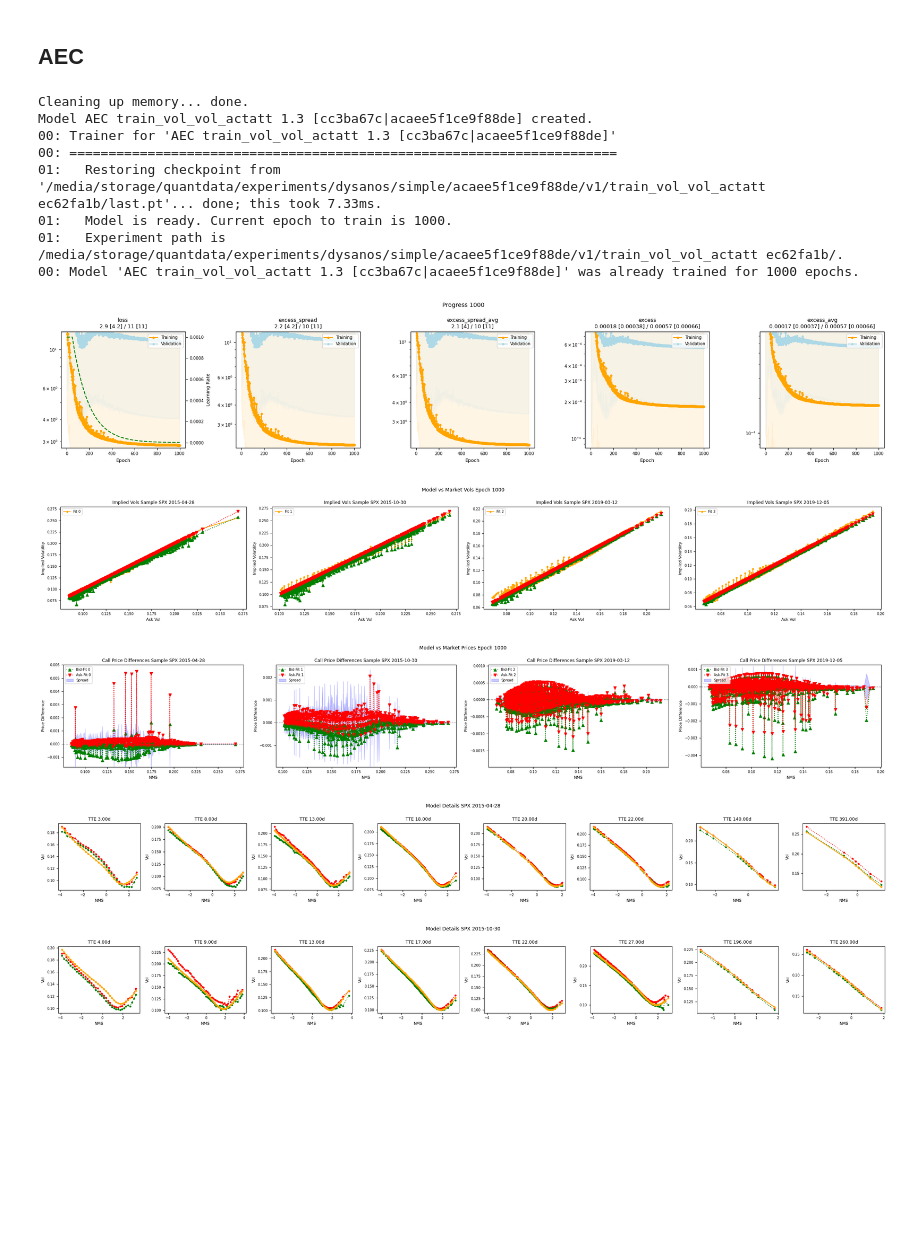
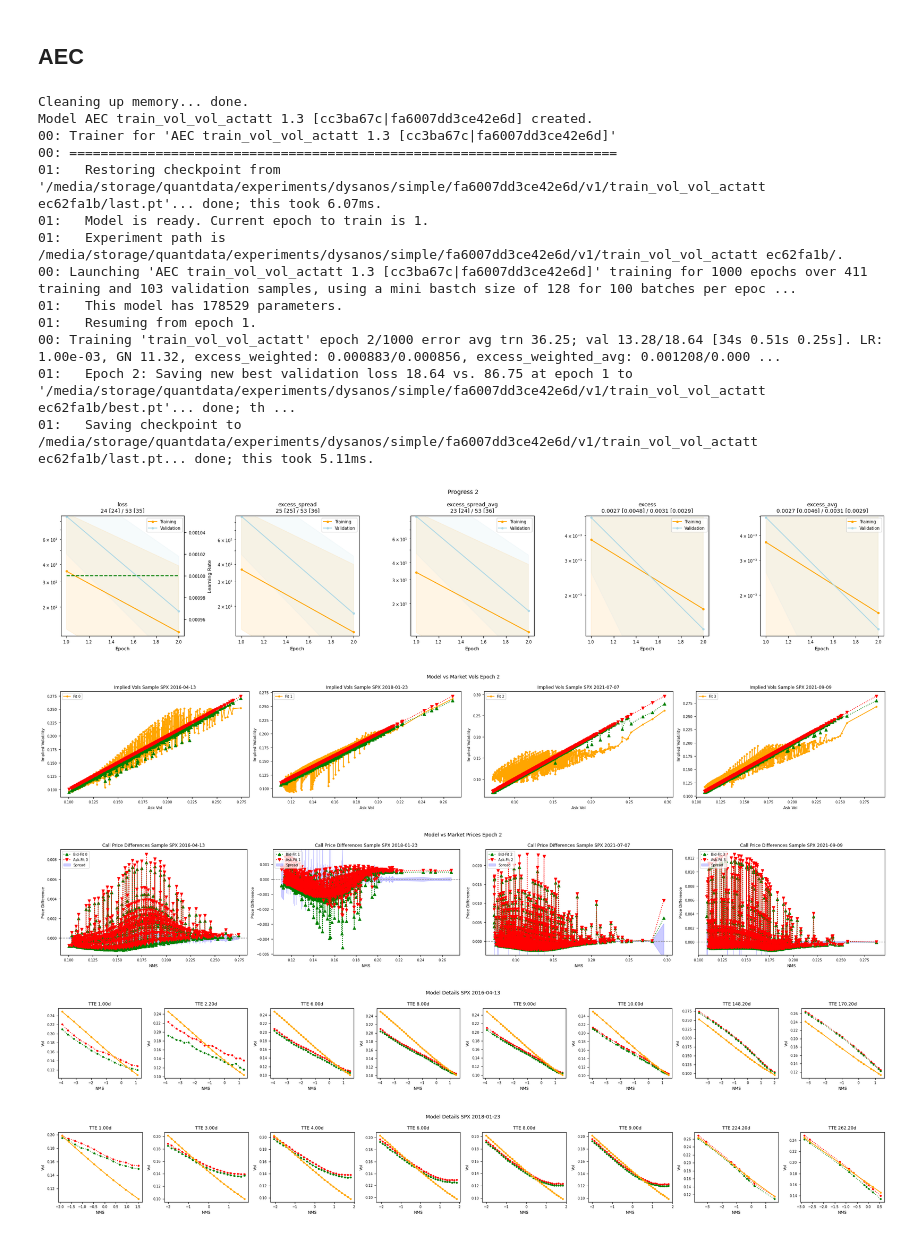
Before and after one commit to hansbuehler/quant_data, a Jupyter notebook: quantdata/dysanos/simple/aec/train_vol_vol_actatt.ipynb, the cells around one changed output. Cells and saved outputs as stored; diff of their text form; code cells hidden in the pictures; blank space fills up the shorter version.

```diff
--- a/quantdata/dysanos/simple/aec/train_vol_vol_actatt.ipynb
+++ b/quantdata/dysanos/simple/aec/train_vol_vol_actatt.ipynb
@@ -47,43 +67,48 @@ aec_config = AEC.Config(
     num_state   = 64,
     fit_average = True,
 
     encoder = LatentAttentionEncoderFactory(
         num_head = 16,
         num_QK = 8,
         num_latent = 8,
         KV_config = FeedForward.Config(
             num_depth = 1,
             num_width = 32, # twice num_QK
             activation = 'ReLU', # idea is to be sparse...?
         ),
         head_config = FeedForward.Config(
             num_depth = 2,
             num_width = 128, # head
             activation = 'ReLU', # idea is to be sparse...?
         )
     ),
     decoder = SimpleDecoderFactory(
         config = FeedForward.Config(
             num_depth = 3,
             num_width = 64,
             activation = 'Softplus',
         )
     )
 )
 
-
-run( ipynbname.name(), version="1.3", aec_config=aec_config, sampler=sampler, epochs = 1000, batch_per_epoch = 100, debug=False, val_batch_size=256 )
+with torch.compiler.set_stance("force_eager"):
+    run( ipynbname.name(), version="1.3", aec_config=aec_config, sampler=sampler, epochs = 1000, batch_per_epoch = 100, debug=False, val_batch_size=256 )
 # %% [output]
 Cleaning up memory... done.
-Model AEC train_vol_vol_actatt 1.3 [cc3ba67c|acaee5f1ce9f88de] created.
-00: Trainer for 'AEC train_vol_vol_actatt 1.3 [cc3ba67c|acaee5f1ce9f88de]'
+Model AEC train_vol_vol_actatt 1.3 [cc3ba67c|fa6007dd3ce42e6d] created.
+00: Trainer for 'AEC train_vol_vol_actatt 1.3 [cc3ba67c|fa6007dd3ce42e6d]'
 00: ======================================================================
-01:   Restoring checkpoint from '/media/storage/quantdata/experiments/dysanos/simple/acaee5f1ce9f88de/v1/train_vol_vol_actatt ec62fa1b/last.pt'... done; this took 7.33ms.
-01:   Model is ready. Current epoch to train is 1000.
-01:   Experiment path is /media/storage/quantdata/experiments/dysanos/simple/acaee5f1ce9f88de/v1/train_vol_vol_actatt ec62fa1b/.
-00: Model 'AEC train_vol_vol_actatt 1.3 [cc3ba67c|acaee5f1ce9f88de]' was already trained for 1000 epochs.
+01:   Restoring checkpoint from '/media/storage/quantdata/experiments/dysanos/simple/fa6007dd3ce42e6d/v1/train_vol_vol_actatt ec62fa1b/last.pt'... done; this took 6.07ms.
+01:   Model is ready. Current epoch to train is 1.
+01:   Experiment path is /media/storage/quantdata/experiments/dysanos/simple/fa6007dd3ce42e6d/v1/train_vol_vol_actatt ec62fa1b/.
+00: Launching 'AEC train_vol_vol_actatt 1.3 [cc3ba67c|fa6007dd3ce42e6d]' training for 1000 epochs over 411 training and 103 validation samples, using a mini bastch size of 128 for 100 batches per epoc ...
+01:   This model has 178529 parameters.
+01:   Resuming from epoch 1.
+00: Training 'train_vol_vol_actatt' epoch 2/1000 error avg trn 36.25; val 13.28/18.64 [34s 0.51s 0.25s]. LR: 1.00e-03, GN 11.32, excess_weighted: 0.000883/0.000856, excess_weighted_avg: 0.001208/0.000 ...
+01:   Epoch 2: Saving new best validation loss 18.64 vs. 86.75 at epoch 1 to '/media/storage/quantdata/experiments/dysanos/simple/fa6007dd3ce42e6d/v1/train_vol_vol_actatt ec62fa1b/best.pt'... done; th ...
+01:   Saving checkpoint to /media/storage/quantdata/experiments/dysanos/simple/fa6007dd3ce42e6d/v1/train_vol_vol_actatt ec62fa1b/last.pt... done; this took 5.11ms.
-[figure, old version]
+[figure, new version]
-[figure, old version]
+[figure, new version]
-[figure, old version]
+[figure, new version]
-[figure, old version]
+[figure, new version]
-[figure, old version]
+[figure, new version]
```
Also changed, not shown: parts of 5 cells of this notebook, 27 other files.
